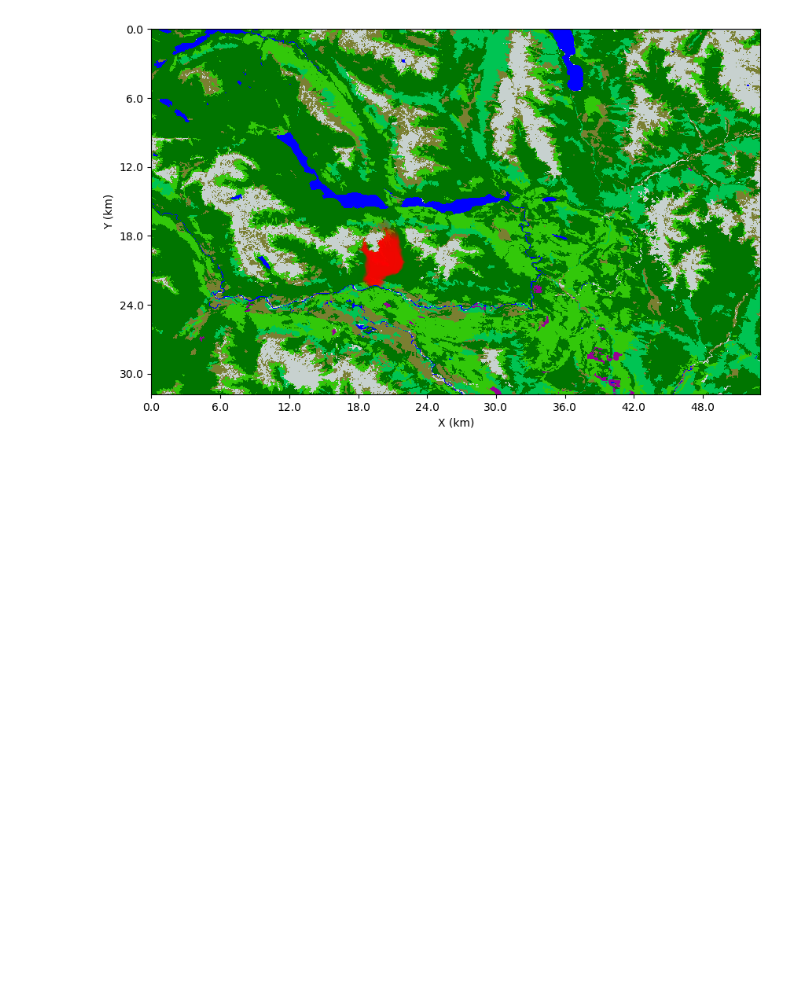
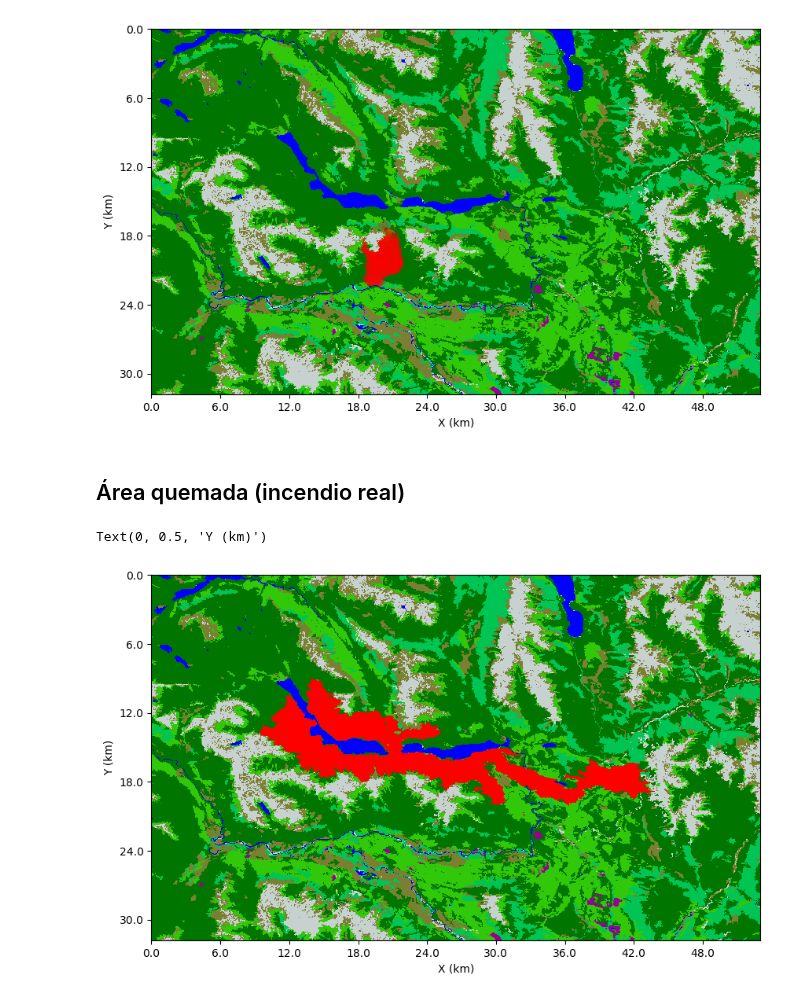
Before and after one commit to Maestria-Incendios-Forestales-2024-2025/Incendios-Genetico-PINNs, a Jupyter notebook: visualizacion_incendios.ipynb, the cells around one changed output. Drawn from its saved outputs; the diff is of its cells as text; code cells hidden in the pictures; blank space fills up the shorter version.

Commit message:
cargo cicatriz del incendio en el notebook

```diff
--- a/visualizacion_incendios.ipynb
+++ b/visualizacion_incendios.ipynb
@@ -83,3 +88,31 @@ ax1.set_ylabel("Y (km)")
 # %% [output]
 Text(0, 0.5, 'Y (km)')
 [figure]
+# %% [markdown]
+## Área quemada (incendio real)
+# %%
+mapa_real = r'c:/Users/becer/OneDrive/Desktop/Maestría en Ciencias Físicas/Tesis/Incendios-Forestales---MCF-2024-2025/mapas_steffen_martin/area_quemada_SM.asc'
+
+with rasterio.open(mapa_real) as src:
+    # Leer los datos como una matriz de numpy
+    area_quemada = src.read(1)  # Leer la primera banda (asumiendo datos en una banda)
+    ny = src.height # Nro de filas
+    nx = src.width # Nro de columnas
+
+fig, ax1 = plt.subplots(figsize=(10, 10))
+
+terrain_rgb = (1 - np.clip(area_quemada[..., None], 0, 1)) * vegetation + np.clip(area_quemada[..., None], 0, 1) * np.array([1.0, 0.0, 0.0])
+im2 = ax1.imshow(terrain_rgb, interpolation='nearest')
+
+# Aplicar los ticks y etiquetas a los ejes
+ax1.set_xticks(x_ticks)
+ax1.set_yticks(y_ticks)
+ax1.set_xticklabels([f"{x:.1f}" for x in x_labels])  # Formato con 2 decimales
+ax1.set_yticklabels([f"{y:.1f}" for y in y_labels])  # Formato con 2 decimales
+
+# Etiquetas de los ejes
+ax1.set_xlabel("X (km)")
+ax1.set_ylabel("Y (km)")
+# %% [output]
+Text(0, 0.5, 'Y (km)')
+[figure, added]
```
Also changed, not shown: parts of 3 cells of this notebook.
